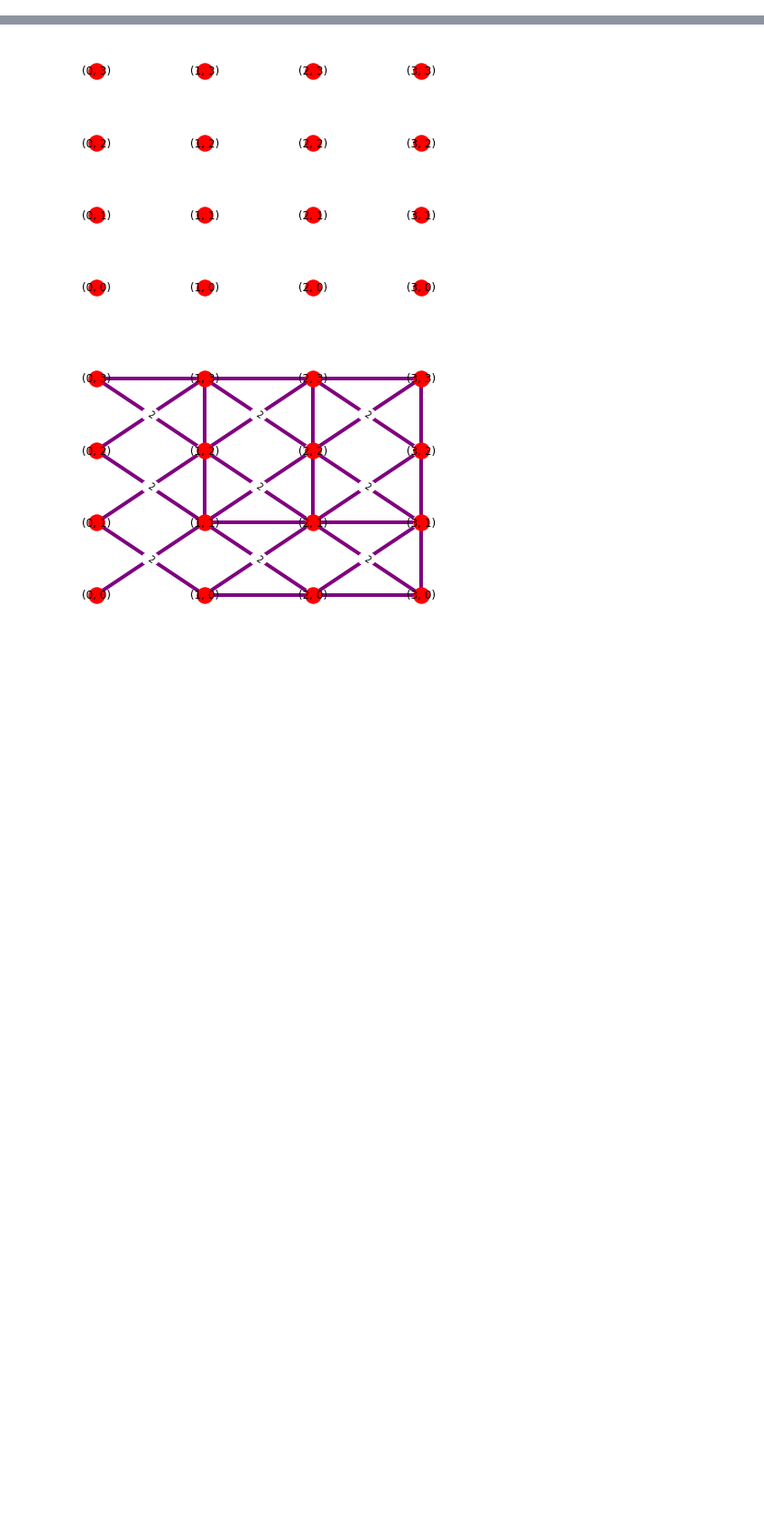
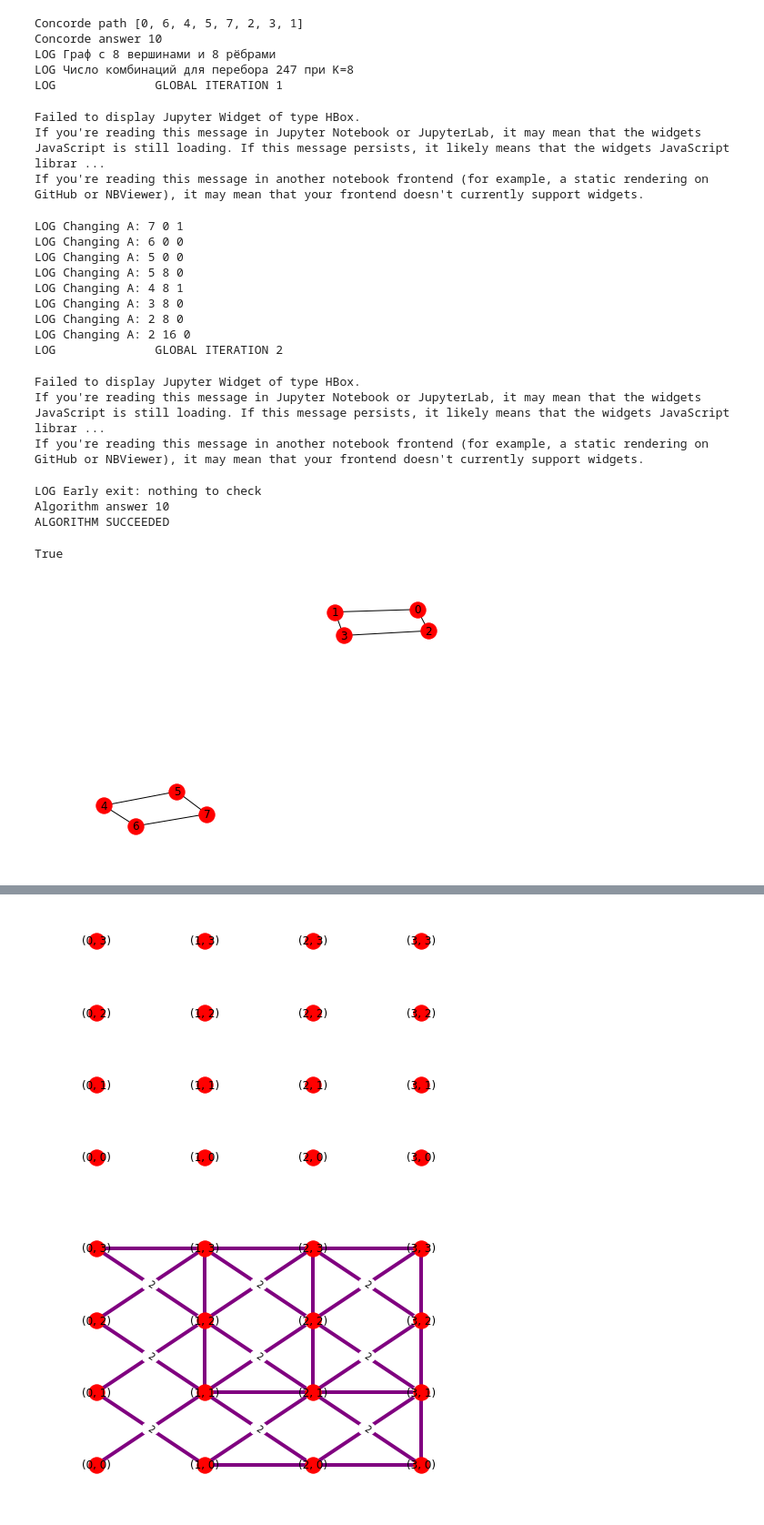
Before and after one commit to Wiki-fan/MIPT-all, a Jupyter notebook: Untitled.ipynb, the cells around one changed output, grey strips where cells are left out. Shown at 91% size. Cells and saved outputs as stored; diff of their text form; code cells hidden in the pictures; blank space fills up the shorter version.

```diff
--- a/Untitled.ipynb
+++ b/Untitled.ipynb
@@ -277,3 +288,41 @@ def process_tsp_manual(G, **kwargs):
+# %%
+process_tsp_manual(get_G(
+    [[0, {'pos':(0,0)}],
+     [1, {'pos':(1,0)}],
+     [2, {'pos':(0,1)}],
+     [3, {'pos':(1,1)}],
+     [4, {'pos':(3,0)}],
+     [5, {'pos':(4,0)}],
+     [6, {'pos':(3,1)}],
+     [7, {'pos':(4,1)}]],
+    [[0, 1], [1, 3], [3, 2], [2,0], [6, 7], [7, 5], [5, 4], [4, 6]]),
+                  draw=False, simple=False)
+# %% [output]
+Concorde path [0, 6, 4, 5, 7, 2, 3, 1]
+Concorde answer 10
+LOG Граф с 8 вершинами и 8 рёбрами
+LOG Число комбинаций для перебора 247 при K=8
+LOG              GLOBAL ITERATION 1
+Failed to display Jupyter Widget of type HBox.
+If you're reading this message in Jupyter Notebook or JupyterLab, it may mean that the widgets JavaScript is still loading. If this message persists, it likely means that the widgets JavaScript librar ...
+If you're reading this message in another notebook frontend (for example, a static rendering on GitHub or NBViewer), it may mean that your frontend doesn't currently support widgets.
+LOG Changing A: 7 0 1
+LOG Changing A: 6 0 0
+LOG Changing A: 5 0 0
+LOG Changing A: 5 8 0
+LOG Changing A: 4 8 1
+LOG Changing A: 3 8 0
+LOG Changing A: 2 8 0
+LOG Changing A: 2 16 0
+LOG              GLOBAL ITERATION 2
+Failed to display Jupyter Widget of type HBox.
+If you're reading this message in Jupyter Notebook or JupyterLab, it may mean that the widgets JavaScript is still loading. If this message persists, it likely means that the widgets JavaScript librar ...
+If you're reading this message in another notebook frontend (for example, a static rendering on GitHub or NBViewer), it may mean that your frontend doesn't currently support widgets.
+LOG Early exit: nothing to check
+Algorithm answer 10
+ALGORITHM SUCCEEDED
+True
+[figure, added]
 # %%
 def generate_p_shaped(n, p1, p2):
     G = nx.Graph()
```
Also changed, not shown: parts of 11 cells of this notebook, 3 other files.
